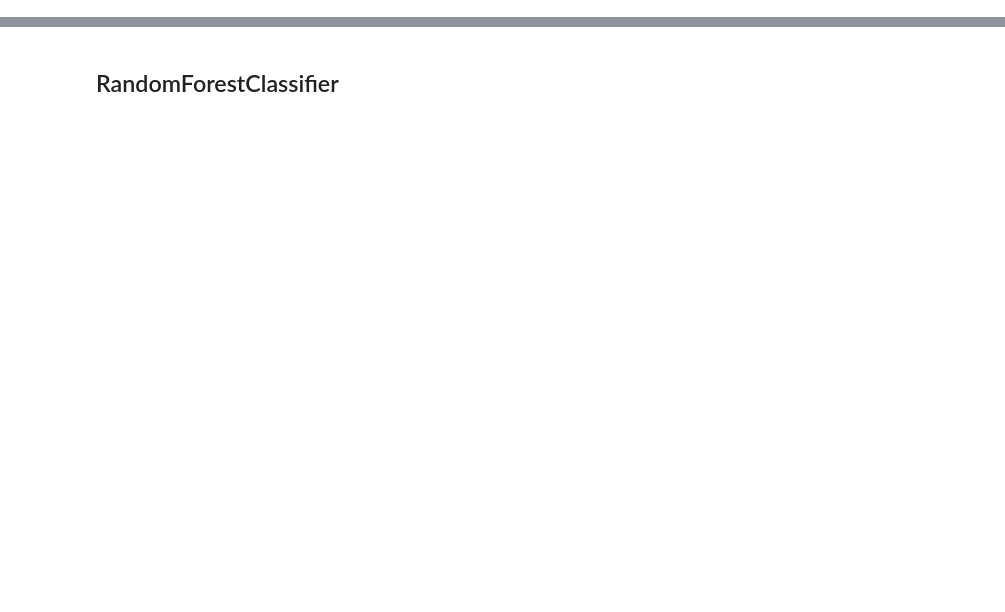
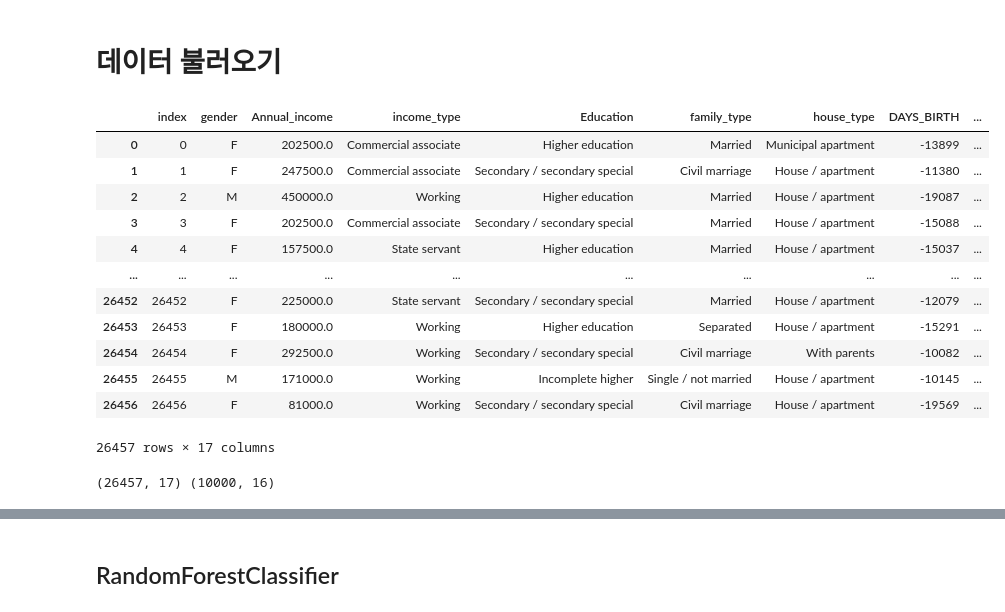
Before and after one commit to LIMDANBI/dacon_2021, a Jupyter notebook: model_implementation.ipynb, the cells around one changed output, grey strips where cells are left out. Cells and saved outputs as stored; diff of their text form; code cells hidden in the pictures; blank space fills up the shorter version.

```diff
--- a/model_implementation.ipynb
+++ b/model_implementation.ipynb
@@ -187,0 +26,26 @@ X_val = scaler.transform(X_val)
+# %% [markdown]
+# 데이터 불러오기
+# %%
+train = pd.read_csv('/content/drive/MyDrive/dacon_2021/dataset/train.csv')
+test = pd.read_csv('/content/drive/MyDrive/dacon_2021/dataset/test.csv')
+submission = pd.read_csv('/content/drive/MyDrive/dacon_2021/dataset/sample_submission.csv')
+# %%
+train
+# %% [output]
+|  | index | gender | Annual_income | income_type | Education | family_type | house_type | DAYS_BIRTH | ... |
+| 0 | 0 | F | 202500.0 | Commercial associate | Higher education | Married | Municipal apartment | -13899 | ... |
+| 1 | 1 | F | 247500.0 | Commercial associate | Secondary / secondary special | Civil marriage | House / apartment | -11380 | ... |
+| 2 | 2 | M | 450000.0 | Working | Higher education | Married | House / apartment | -19087 | ... |
+| 3 | 3 | F | 202500.0 | Commercial associate | Secondary / secondary special | Married | House / apartment | -15088 | ... |
+| 4 | 4 | F | 157500.0 | State servant | Higher education | Married | House / apartment | -15037 | ... |
+| ... | ... | ... | ... | ... | ... | ... | ... | ... | ... |
+| 26452 | 26452 | F | 225000.0 | State servant | Secondary / secondary special | Married | House / apartment | -12079 | ... |
+| 26453 | 26453 | F | 180000.0 | Working | Higher education | Separated | House / apartment | -15291 | ... |
+| 26454 | 26454 | F | 292500.0 | Working | Secondary / secondary special | Civil marriage | With parents | -10082 | ... |
+| 26455 | 26455 | M | 171000.0 | Working | Incomplete higher | Single / not married | House / apartment | -10145 | ... |
+| 26456 | 26456 | F | 81000.0 | Working | Secondary / secondary special | Civil marriage | House / apartment | -19569 | ... |
+26457 rows × 17 columns
+# %%
+print(train.shape, test.shape)
+# %% [output]
+(26457, 17) (10000, 16)
```
Also changed, not shown: parts of 75 cells of this notebook.
